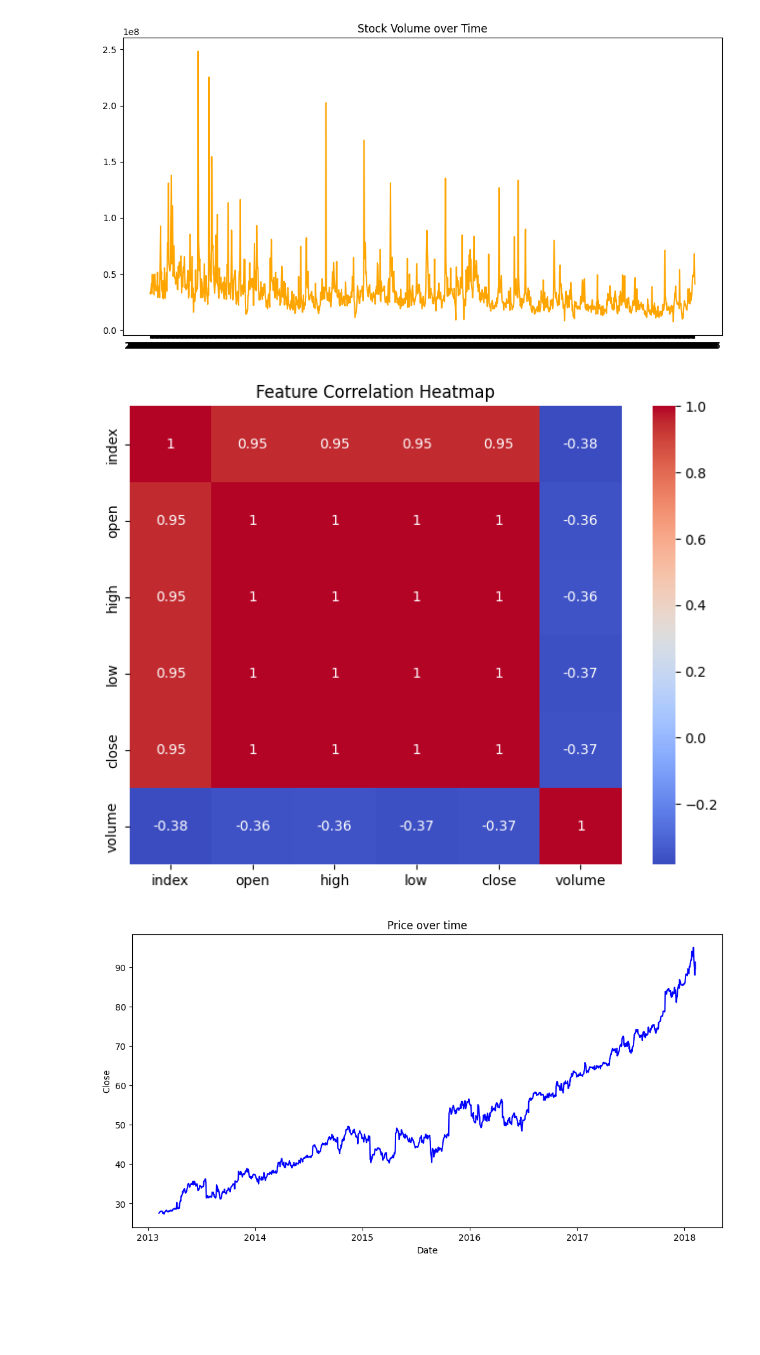
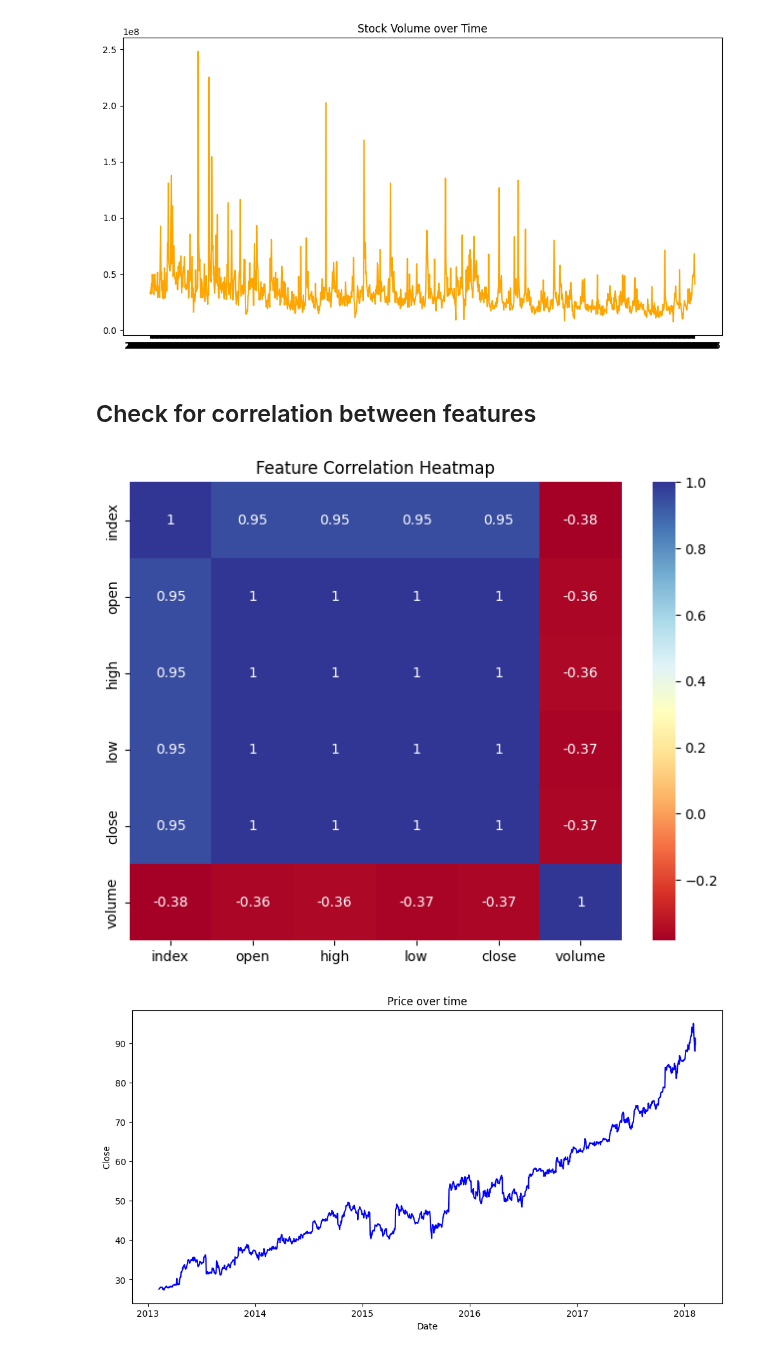
Before and after one commit to s-muhammadkamran/NLP, a Jupyter notebook: code/forecasting/ms_stock_forecasting.ipynb, the cells around one changed output. Drawn from its saved outputs; the diff is of its cells as text; code cells hidden in the pictures; blank space fills up the shorter version.

```diff
--- a/code/forecasting/ms_stock_forecasting.ipynb
+++ b/code/forecasting/ms_stock_forecasting.ipynb
@@ -74,14 +76,15 @@ plt.show()
 # %%
 # Drop non-numeric columns
 numeric_data = data.select_dtypes(include=["int64","float64"])
+# %% [markdown]
+## Check for correlation between features
 # %%
-# Plot 3 - Check for correlation between features
 plt.figure(figsize=(8,6))
-sns.heatmap(numeric_data.corr(), annot=True, cmap="coolwarm")
+sns.heatmap(numeric_data.corr(), annot=True, cmap="RdYlBu")
 plt.title("Feature Correlation Heatmap")
 plt.show()
 # %% [output]
-[figure, old version]
+[figure, new version]
 # %%
 # Convert the Data into Date time then create a date filter
 data['date'] = pd.to_datetime(data['date'])
```
Also changed, not shown: parts of 16 cells of this notebook.
